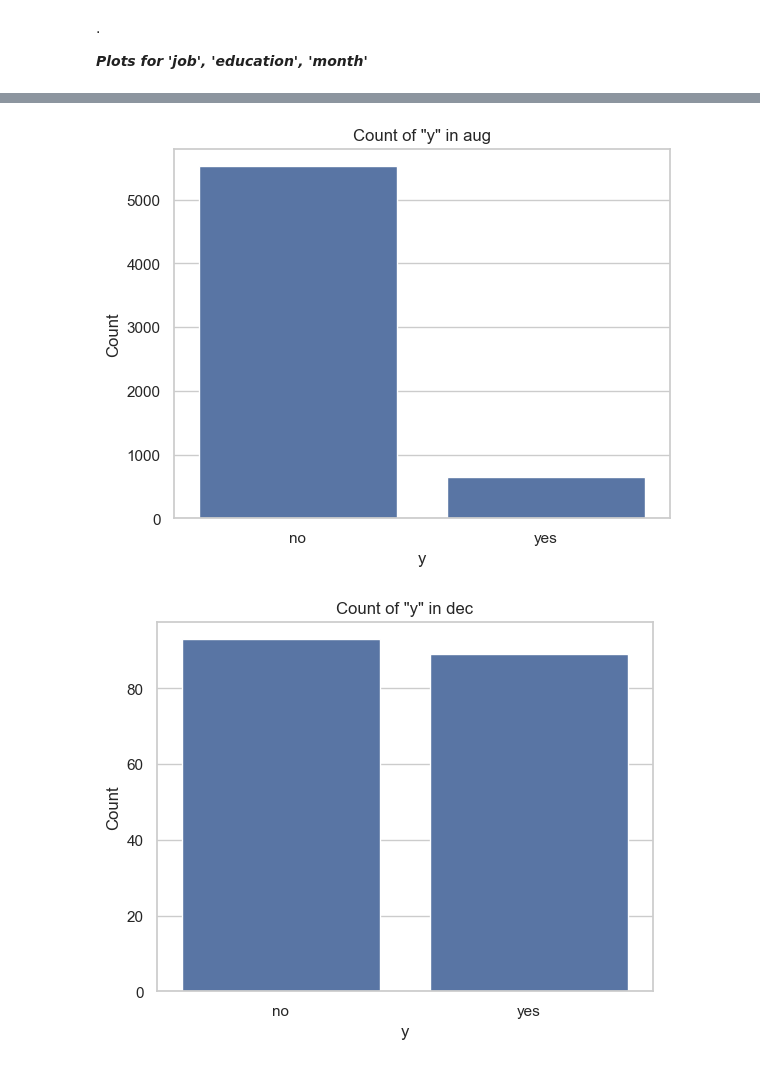
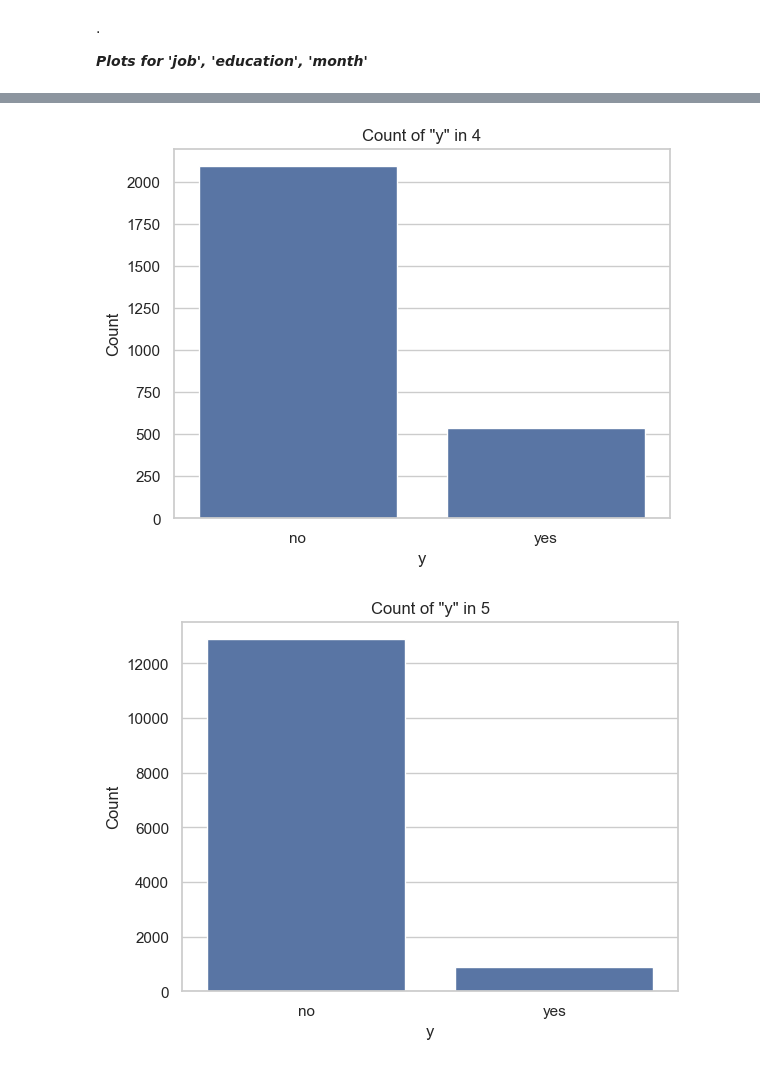
Before and after one commit to PostaElio/ICARO-Data-Science-Projects, a Jupyter notebook: Sprint_1/Sprint_1.ipynb, the cells around one changed output, grey strips where cells are left out. Cells and saved outputs as stored; diff of their text form; code cells hidden in the pictures.

Commit message:
Se modifica tipo de dato de month y tambien se calcula la variacion de inflacion entre meses

```diff
--- a/Sprint_1/Sprint_1.ipynb
+++ b/Sprint_1/Sprint_1.ipynb
@@ -15,0 +56,30 @@ data = pd.read_excel('bankdata.xlsx')
+# %%
+data.rename(columns={'month': 'month_Column','Year': 'Year_Column'}, inplace=True)
+agrupamiento = data.groupby(['Year_Column', 'month_Column'])['cons.price.idx'].mean()
+# Se valida que la los datos de la tabla es el mismo aplicando las diferentes funciones
+# agrupamiento = data.groupby(['Year_Column', 'month_Column'])['cons.price.idx'].first()
+# agrupamiento = data.groupby(['Year_Column', 'month_Column'])['cons.price.idx'].min()
+# agrupamiento = data.groupby(['Year_Column', 'month_Column'])['cons.price.idx'].max()
+# agrupamiento = data.groupby(['Year_Column', 'month_Column'])['cons.price.idx'].last()
+
+df_resultado = agrupamiento.reset_index()
+# df_resultado
+
+# Crear una nueva columna 'IPC_mes_siguiente' que desplaza los valores de IPC un mes hacia adelante
+df_resultado['IPC_mes_siguiente'] = df_resultado['cons.price.idx'].shift(-1)
+
+# Función para calcular la variación intermensual
+def calcular_variacion(row):
+    if pd.isna(row['IPC_mes_siguiente']):
+        return 0  # TODO: Agregar calculo de ((ICP_dec_2010 - ICP_nov_2010) / ICP_nov_2010) * 100
+    else:
+        return ((row['IPC_mes_siguiente'] - row['cons.price.idx']) / row['cons.price.idx']) * 100
+
+# Aplicar la función a cada fila y crear la columna 'variacion_inflacion'
+df_resultado['variacion_inflacion'] = df_resultado.apply(calcular_variacion, axis=1)
+
+# Eliminar la columna auxiliar 'IPC_mes_siguiente'
+df_resultado = df_resultado.drop('IPC_mes_siguiente', axis=1)
+
+# Mostrar los resultados
+df_resultado
@@ -267,17 +421,17 @@ plt.show()
 # %%
-grouped_data = data.groupby(['month','y'])
+grouped_data = data.groupby(['month_Column','y'])
 group_counts = grouped_data.size()
 group_counts2 = group_counts.reset_index() #transforma a estructura de dataframe
-group_counts2.columns = ['month', 'y', 'case_count'] #renombro la última columna pq al hacer groupby no tiene nombre.
+group_counts2.columns = ['month_Column', 'y', 'case_count'] #renombro la última columna pq al hacer groupby no tiene nombre.
 # %%
-unique_months = group_counts2['month'].unique()  # meses únicos.
+unique_months = group_counts2['month_Column'].unique()  # meses únicos.
 # prueba de gráfico a nivel MES, que nos permite visualizar en forma más comparativa cada mes.
 # No es válido hacer un gráfico que sea una línea de tiempo o los gráficos mensuales uno al lado del otro
 # porque al estar desbalanceado lo que nos interesa es la relación porcentual entre cada mes.
 
 for month in unique_months:
   # Filter data for the current month
-  month_data = group_counts2[group_counts2['month'] == month]
+  month_data = group_counts2[group_counts2['month_Column'] == month]
 
   # Create a bar plot for the current month
   sns.barplot(x='y', y='case_count', data=month_data)
@@ -290,2 +444,2 @@ for month in unique_months:
-[figure, old version]
+[figure, new version]
-[figure, old version]
+[figure, new version]
```
Also changed, not shown: parts of 29 cells of this notebook.
